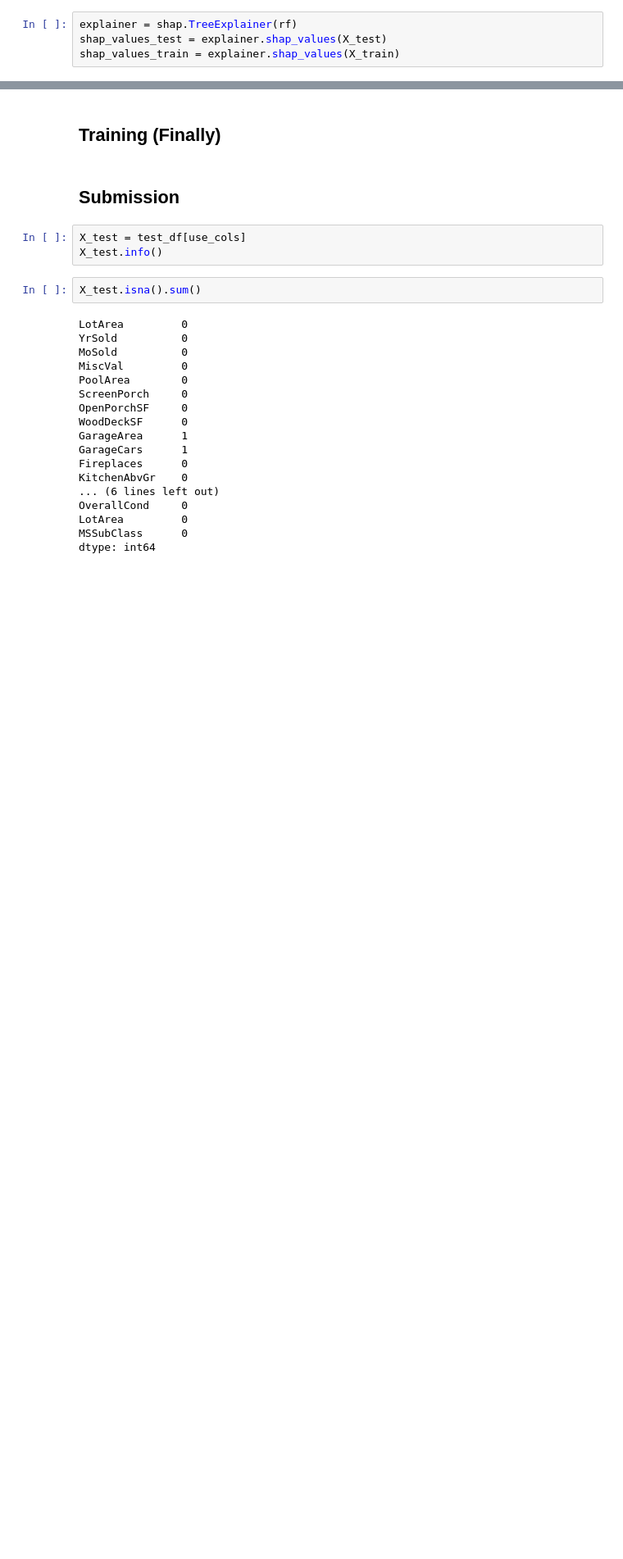
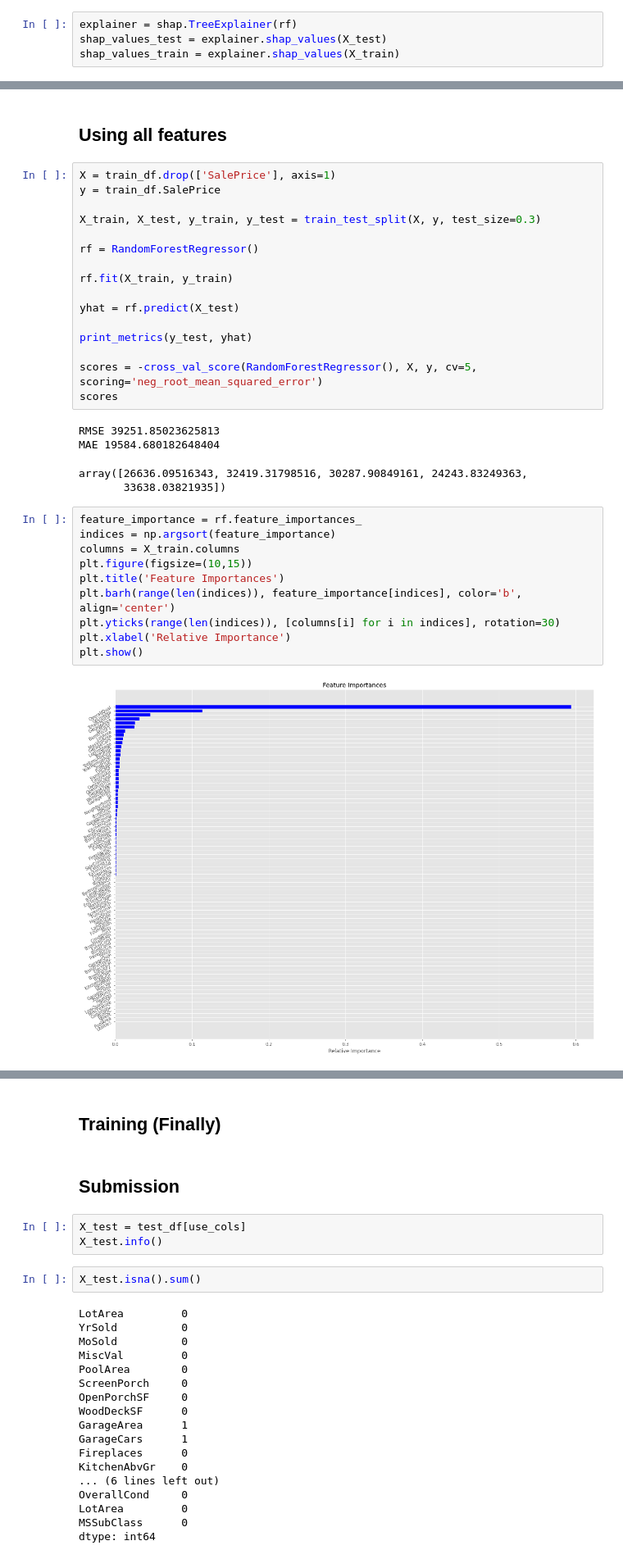
Before and after one commit to tutss/kaggle, a Jupyter notebook: knowledge/house-prices.ipynb, the cells around one changed output, grey strips where cells are left out. Shown at 82% size. Cells and saved outputs as stored; diff of their text form; blank space fills up the shorter version.

```diff
--- a/knowledge/house-prices.ipynb
+++ b/knowledge/house-prices.ipynb
@@ -327,0 +373,35 @@ shap.summary_plot(shap_values_test, X_test)
+# %% [markdown]
+## Using all features
+# %%
+X = train_df.drop(['SalePrice'], axis=1)
+y = train_df.SalePrice
+
+X_train, X_test, y_train, y_test = train_test_split(X, y, test_size=0.3)
+
+rf = RandomForestRegressor()
+
+rf.fit(X_train, y_train)
+
+yhat = rf.predict(X_test)
+
+print_metrics(y_test, yhat)
+
+scores = -cross_val_score(RandomForestRegressor(), X, y, cv=5, scoring='neg_root_mean_squared_error')
+scores
+# %% [output]
+RMSE 39251.85023625813
+MAE 19584.680182648404
+array([26636.09516343, 32419.31798516, 30287.90849161, 24243.83249363,
+       33638.03821935])
+# %%
+feature_importance = rf.feature_importances_
+indices = np.argsort(feature_importance)
+columns = X_train.columns
+plt.figure(figsize=(10,15))
+plt.title('Feature Importances')
+plt.barh(range(len(indices)), feature_importance[indices], color='b', align='center')
+plt.yticks(range(len(indices)), [columns[i] for i in indices], rotation=30)
+plt.xlabel('Relative Importance')
+plt.show()
+# %% [output]
+[figure, added]
```
Also changed, not shown: parts of 25 cells of this notebook, 1 other file.
